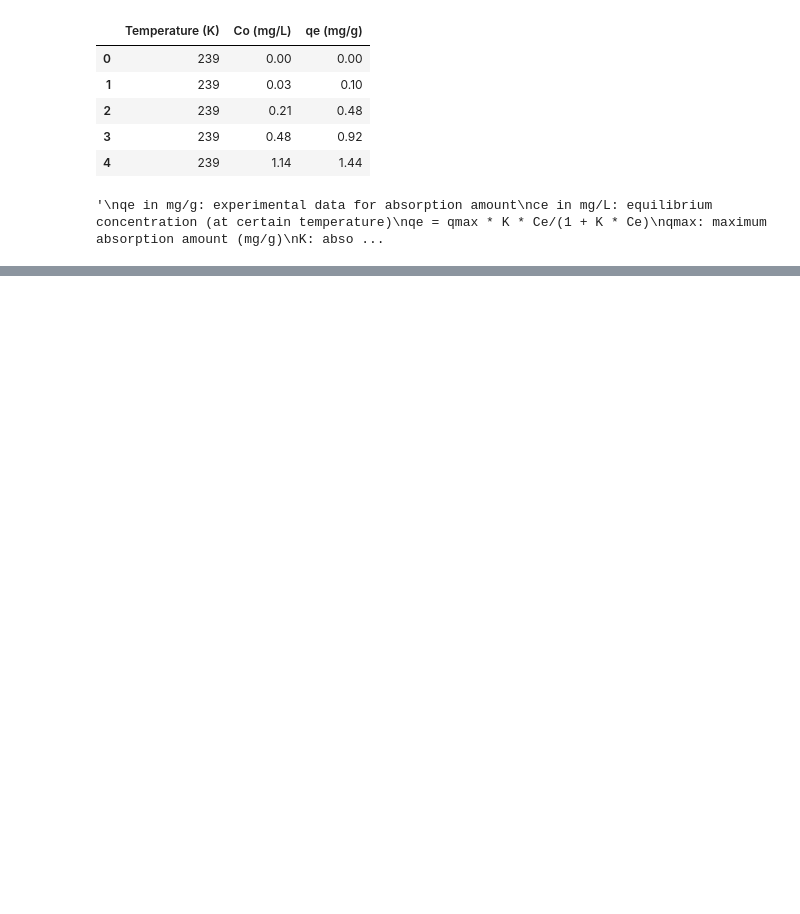
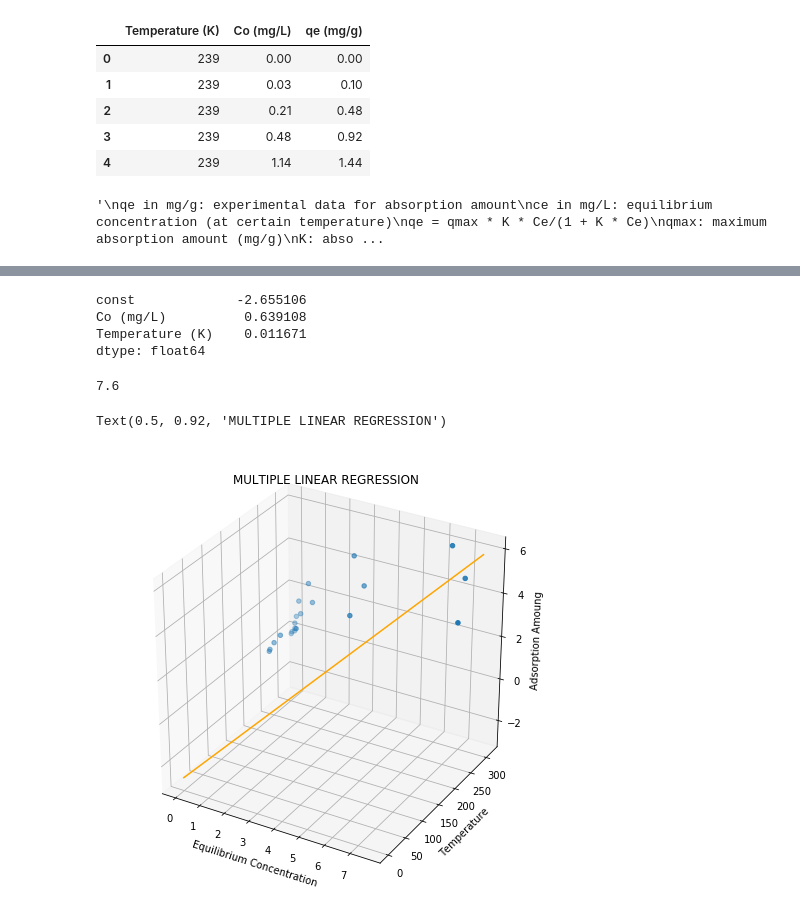
Before and after one commit to Sensodyne/IT_for_Smart_City_HW, a Jupyter notebook: hw6/hw6.ipynb, the cells around one changed output, grey strips where cells are left out. Cells and saved outputs as stored; diff of their text form; code cells hidden in the pictures; blank space fills up the shorter version.

```diff
--- a/hw6/hw6.ipynb
+++ b/hw6/hw6.ipynb
@@ -26,0 +74,13 @@ K: absorption constant (L/mg)
+# %%
+print('Intercept: \n', reg.intercept_)
+print('Coefficients: \n', reg.coef_)
+
+# with statsmodels
+X = sm.add_constant(X) # adding a constant
+
+# Ordinary Least Square Methods
+model = sm.OLS(Y, X).fit()
+predictions = model.predict(X)
+
+print_model = model.summary()
+print(print_model)
@@ -26,0 +105,29 @@ K: absorption constant (L/mg)
+# %%
+model.params
+# %% [output]
+const             -2.655106
+Co (mg/L)          0.639108
+Temperature (K)    0.011671
+dtype: float64
+# %%
+X['Co (mg/L)'].max()
+# %% [output]
+7.6
+# %%
+from mpl_toolkits.mplot3d import Axes3D
+fig = plt.figure(figsize = [8, 8])
+ax = fig.gca(projection = '3d')
+ax.scatter3D(X['Co (mg/L)'], X['Temperature (K)'], Y)
+
+# Data for a three-dimensional line
+xline = np.linspace(0, X['Co (mg/L)'].max(), 1000)
+yline = np.linspace(0, X['Temperature (K)'].max(), 1000)
+zline = 0.639108 * xline + 0.011671 * yline -2.655106
+ax.plot3D(xline, yline, zline, 'orange')
+ax.set_xlabel("Equilibrium Concentration")
+ax.set_ylabel("Temperature")
+ax.set_zlabel("Adsorption Amoung")
+ax.set_title("MULTIPLE LINEAR REGRESSION")
+# %% [output]
+Text(0.5, 0.92, 'MULTIPLE LINEAR REGRESSION')
+[figure, added]
```
Also changed, not shown: parts of 12 cells of this notebook, 2 other files.
